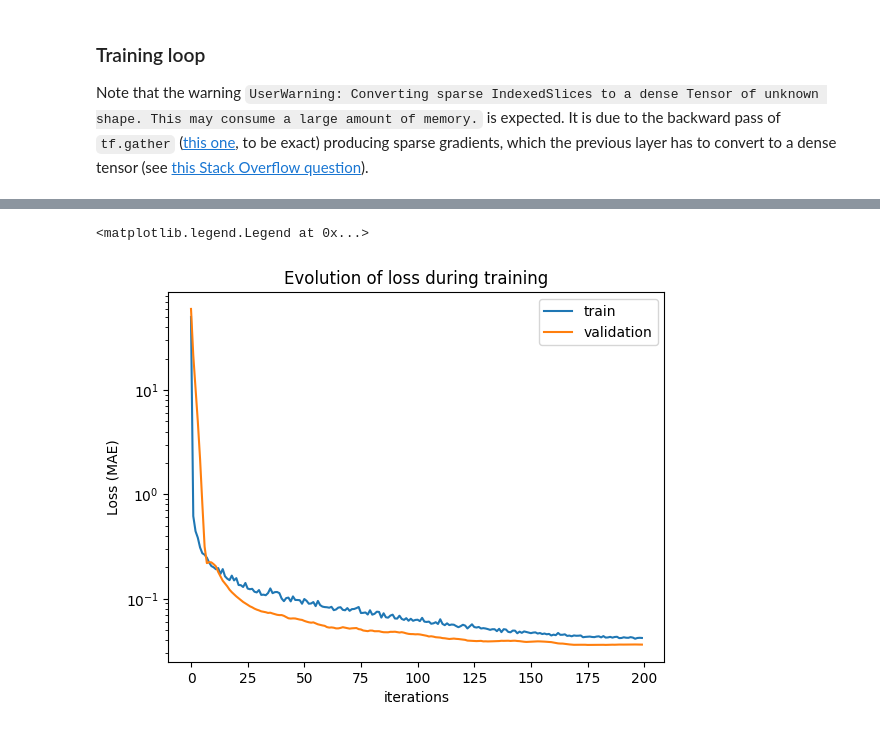
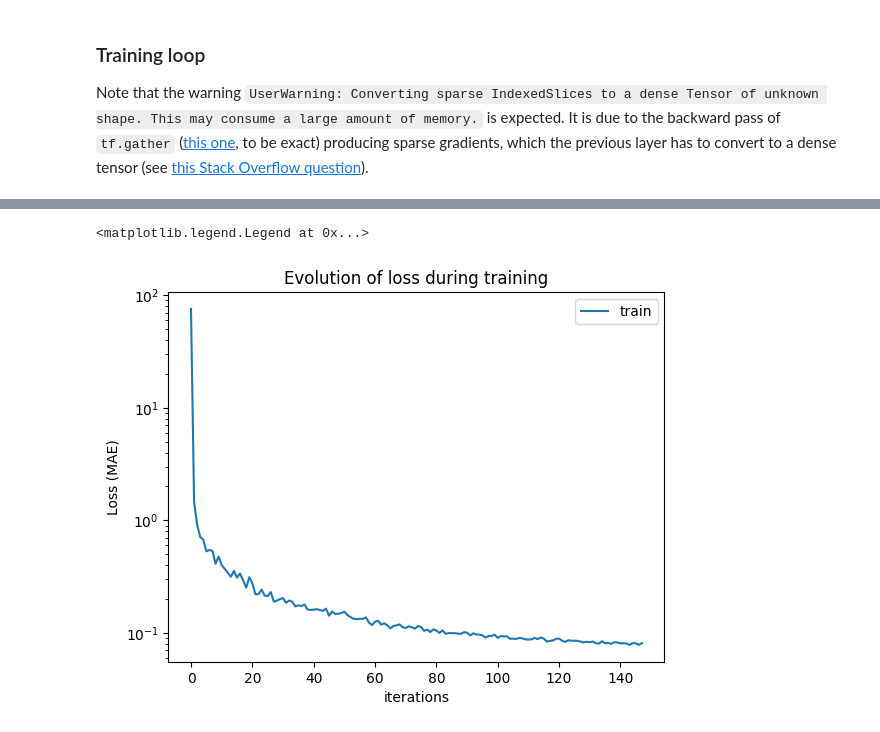
Before and after one commit to VicN7/contraintes, a Jupyter notebook: train.ipynb, the cells around one changed output, grey strips where cells are left out. Drawn from its saved outputs; the diff is of its cells as text; code cells hidden in the pictures.

```diff
--- a/train.ipynb
+++ b/train.ipynb
@@ -101,26 +113,33 @@ num_before_skip = config['num_before_skip']
 num_after_skip = config['num_after_skip']
 num_dense_output = config['num_dense_output']
 
-num_train = config['num_train']
-#num_valid = config['num_valid']
+num_samples = config['num_samples']
+from math import ceil, floor
+val_size = config['val_size']
+num_train = floor(num_samples * (1 - val_size))
+
 data_seed = config['data_seed']
-#dataset = config['dataset']
 logdir = config['logdir']
 
-num_steps = config['num_steps']
+
+# changes the config to be epoch based
+batch_size = config['batch_size']
+num_steps = ceil(config["epochs"] * num_train / batch_size)
 ema_decay = config['ema_decay']
 
 learning_rate = config['learning_rate']
-warmup_steps = config['warmup_steps']
+warmup_steps = num_train * config['warmup_prop']
 decay_rate = config['decay_rate']
-decay_steps = config['decay_steps']
+decay_steps = config['decay_prop'] * num_steps
 
-batch_size = config['batch_size']
+
 evaluation_interval = config['evaluation_interval']
 save_interval = config['save_interval']
 restart = config['restart']
 comment = config['comment']
 dropout_rate = config['dropout_rate']
+early_stop = config['early_stop']
+target_scaling = config['target_scaling']
 #targets = config['targets']
 # %% [markdown]
 ### Create directories
@@ -164,11 +195,11 @@ validation['metrics'] = Metrics('val', ["energy"])
 data_root = "/home/n7student/Documents/2A/S2/contraintes/projet_kaggle/upload data_modia-phyml-26"
 
 
-data_container = DataContainer(data_root, cutoff, train=True)
+data_container = DataContainer(data_root, cutoff, train=True, scale_target=target_scaling,
+                               seed=data_seed, val_size=val_size)
 
 # Initialize DataProvider (splits dataset into 3 sets based on data_seed and provides tf.datasets)
-data_provider = DataProvider(data_container, num_train, train=True, batch_size=batch_size,
-                             seed=data_seed, randomized=True)
+data_provider = DataProvider(data_container, num_train, train=True, batch_size=batch_size)
 
 # Initialize datasets
 train['dataset'] = data_provider.get_dataset('train').prefetch(tf.data.experimental.AUTOTUNE)
@@ -331,14 +359,14 @@ val_best=0.035928
 # %%
 import matplotlib.pyplot as plt
 #steps = [i for i in range(evaluation_interval, num_steps + 1, evaluation_interval)]
 steps = range(len(train_loss))
 plt.plot(steps, train_loss, label="train")
-plt.plot(steps, val_loss, label="validation")
+#plt.plot(steps, val_loss, label="validation")
 plt.title("Evolution of loss during training")
 plt.xlabel("iterations")
 plt.ylabel("Loss (MAE)")
 plt.semilogy()
 plt.legend()
 # %% [output]
 <matplotlib.legend.Legend at 0x...>
-[figure, old version]
+[figure, new version]
```
Also changed, not shown: parts of 9 cells of this notebook, 6 other files.
